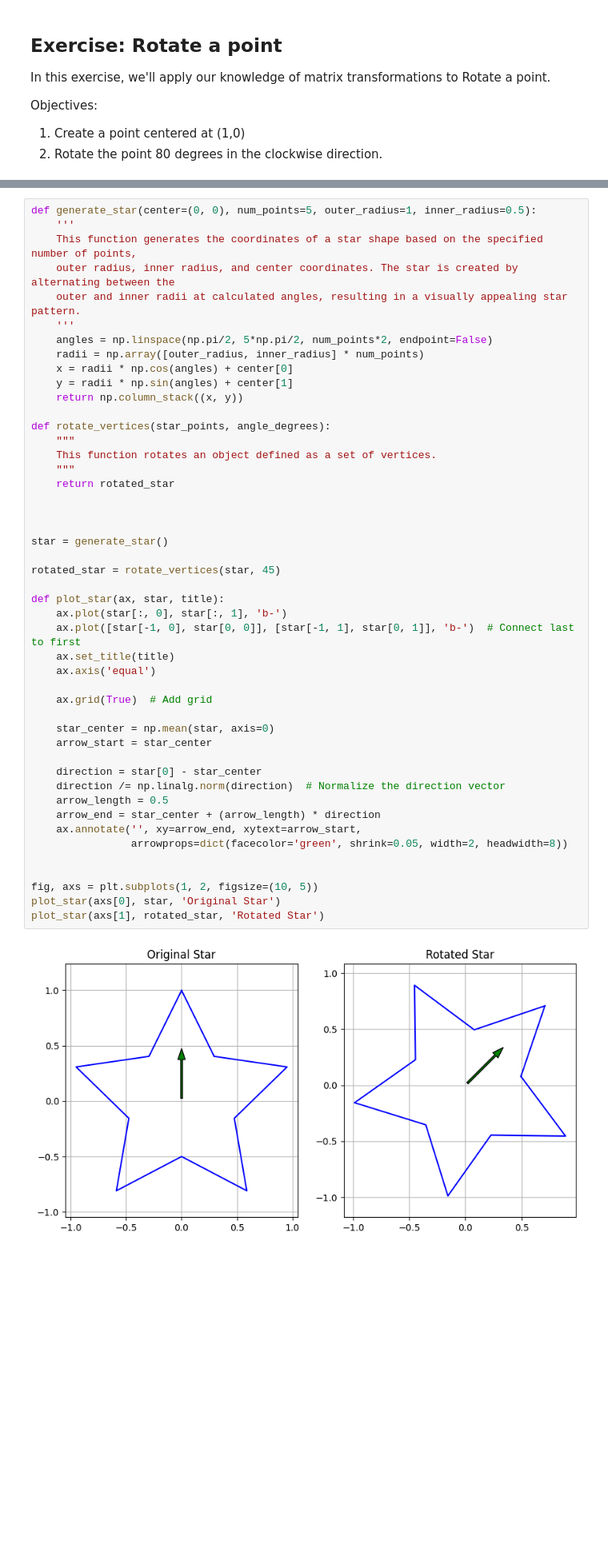
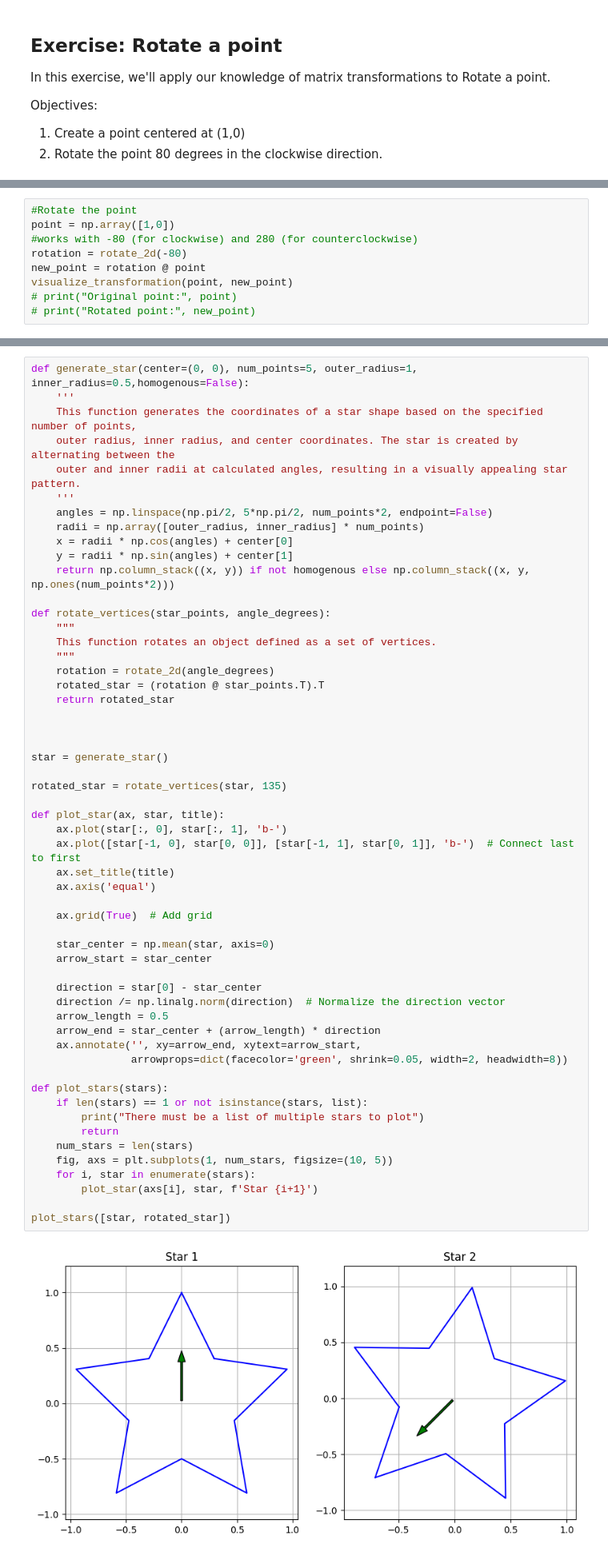
Before and after one commit to araanam04/bme3053c, a Jupyter notebook: lessons-solved/Copy_of_06_Matrix_Transformations.ipynb, the cells around one changed output, grey strips where cells are left out. Shown at 80% size. Cells and saved outputs as stored; diff of their text form; blank space fills up the shorter version.

```diff
--- a/lessons-solved/Copy_of_06_Matrix_Transformations.ipynb
+++ b/lessons-solved/Copy_of_06_Matrix_Transformations.ipynb
@@ -287,0 +272,9 @@ Objectives:
+# %%
+#Rotate the point
+point = np.array([1,0])
+#works with -80 (for clockwise) and 280 (for counterclockwise)
+rotation = rotate_2d(-80)
+new_point = rotation @ point
+visualize_transformation(point, new_point)
+# print("Original point:", point)
+# print("Rotated point:", new_point)
@@ -294,6 +291,6 @@ Objectives:
 2. Visualize the original and rotated star
 # %%
-def generate_star(center=(0, 0), num_points=5, outer_radius=1, inner_radius=0.5):
+def generate_star(center=(0, 0), num_points=5, outer_radius=1, inner_radius=0.5,homogenous=False):
     '''
     This function generates the coordinates of a star shape based on the specified number of points,
     outer radius, inner radius, and center coordinates. The star is created by alternating between the
@@ -303,44 +300,52 @@ def generate_star(center=(0, 0), num_points=5, outer_radius=1, inner_radius=0.5)
     radii = np.array([outer_radius, inner_radius] * num_points)
     x = radii * np.cos(angles) + center[0]
     y = radii * np.sin(angles) + center[1]
-    return np.column_stack((x, y))
+    return np.column_stack((x, y)) if not homogenous else np.column_stack((x, y, np.ones(num_points*2)))
 
 def rotate_vertices(star_points, angle_degrees):
     """
     This function rotates an object defined as a set of vertices.
     """
+    rotation = rotate_2d(angle_degrees)
+    rotated_star = (rotation @ star_points.T).T
     return rotated_star
 
 
 
 star = generate_star()
 
-rotated_star = rotate_vertices(star, 45)
+rotated_star = rotate_vertices(star, 135)
 
 def plot_star(ax, star, title):
     ax.plot(star[:, 0], star[:, 1], 'b-')
     ax.plot([star[-1, 0], star[0, 0]], [star[-1, 1], star[0, 1]], 'b-')  # Connect last to first
     ax.set_title(title)
     ax.axis('equal')
 
     ax.grid(True)  # Add grid
 
     star_center = np.mean(star, axis=0)
     arrow_start = star_center
 
     direction = star[0] - star_center
     direction /= np.linalg.norm(direction)  # Normalize the direction vector
     arrow_length = 0.5
     arrow_end = star_center + (arrow_length) * direction
     ax.annotate('', xy=arrow_end, xytext=arrow_start,
                 arrowprops=dict(facecolor='green', shrink=0.05, width=2, headwidth=8))
 
+def plot_stars(stars):
+    if len(stars) == 1 or not isinstance(stars, list):
+        print("There must be a list of multiple stars to plot")
+        return
+    num_stars = len(stars)
+    fig, axs = plt.subplots(1, num_stars, figsize=(10, 5))
+    for i, star in enumerate(stars):
+        plot_star(axs[i], star, f'Star {i+1}')
 
-fig, axs = plt.subplots(1, 2, figsize=(10, 5))
-plot_star(axs[0], star, 'Original Star')
-plot_star(axs[1], rotated_star, 'Rotated Star')
+plot_stars([star, rotated_star])
 # %% [output]
-[figure, old version]
+[figure, new version]
 # %% [markdown]
 ## Exercise: Translate a star
 In this exercise, we'll apply our knowledge of matrix transformations to rotate a star shape. This exercise demonstrates how rotation matrices can be used to manipulate geometric objects, which is a fundamental concept in medical imaging and computer graphics for biomedical applications.
```
Also changed, not shown: parts of 27 cells of this notebook.
